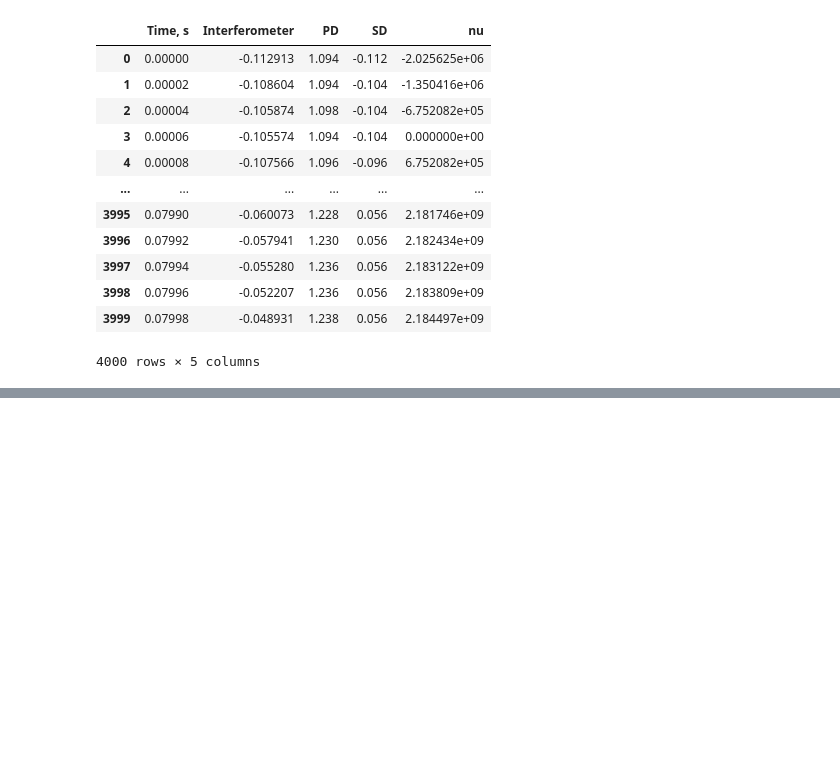
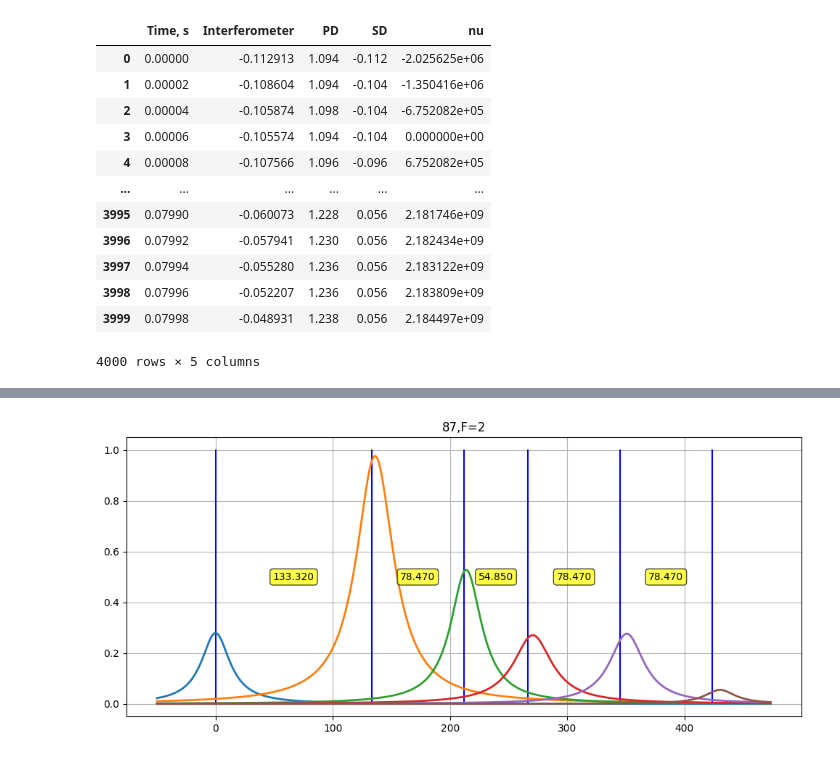
Before and after one commit to RedBrean/term2, a Jupyter notebook: term6/labs/Rb_II_data/rb.ipynb, the cells around one changed output, grey strips where cells are left out. Drawn from its saved outputs; the diff is of its cells as text; code cells hidden in the pictures; blank space fills up the shorter version.

```diff
--- a/term6/labs/Rb_II_data/rb.ipynb
+++ b/term6/labs/Rb_II_data/rb.ipynb
@@ -561,0 +417,81 @@ Peak 6: A=448.670706, x0=1616.40, gamma=17.13
+# %%
+import matplotlib.pyplot as plt
+import numpy as np
+
+
+def lorentzian(x, A, x0, gamma):
+    return A * gamma / ((x - x0)**2 + gamma**2/4)
+
+
+def plot(freq, title, peak_params=None):
+
+    y = np.linspace(0, 1, 20)
+
+    dots = [
+        0,
+        freq[0]/2,
+        freq[0],
+        (freq[0]+freq[1])/2,
+        (freq[0]+freq[1]),
+        freq[0]+(freq[1])/2
+    ]
+
+    dots = np.sort(dots)
+    print(dots)
+
+    lines = np.array([np.ones(20)*i for i in dots])
+
+    plt.figure(figsize=(12,5))
+
+    # вертикальные линии
+    for i in lines:
+        plt.plot(i, y, color='blue')
+
+    # расстояния
+    for i in range(len(dots)-1):
+        mid_x = (dots[i] + dots[i+1]) / 2
+        distance = dots[i+1] - dots[i]
+
+        plt.text(
+            mid_x,
+            0.5,
+            f'{distance:.3f}',
+            horizontalalignment='center',
+            verticalalignment='center',
+            bbox=dict(
+                boxstyle='round,pad=0.3',
+                facecolor='yellow',
+                alpha=0.7
+            )
+        )
+
+    # ---------- лоренцевские профили ----------
+    if peak_params is not None:
+
+        x = np.linspace(min(dots)-50, max(dots)+50, 2000)
+
+        idx = 0
+
+        for i in range(len(peak_params)//3):
+
+            A, x0, gamma = peak_params[idx:idx+3]
+
+            y_lor = lorentzian(x, A, x0, gamma)
+
+            # нормировка
+            #y_lor = y_lor / np.max(y_lor)
+            y_lor = y_lor * 0.04  # масштабируем для лучшей видимости
+
+            plt.plot(x, y_lor, linewidth=2)
+
+            idx += 3
+
+    plt.title(title)
+    plt.grid()
+    plt.show()
+x0 = peak_popt[1]
+for i in range(1, len(peak_popt), 3):
+    peak_popt[i] = peak_popt[i] - x0  # переводим x0 в МГц
+freq1 = np.array([229.85-72.91,193.74+72.9][::-1])
+plot(freq1, '87,F=2', peak_popt)
+# %% [output]
@@ -561,0 +499 @@ Peak 6: A=448.670706, x0=1616.40, gamma=17.13
+[figure, added]
```
Also changed, not shown: parts of 4 cells of this notebook, 1 other file.
